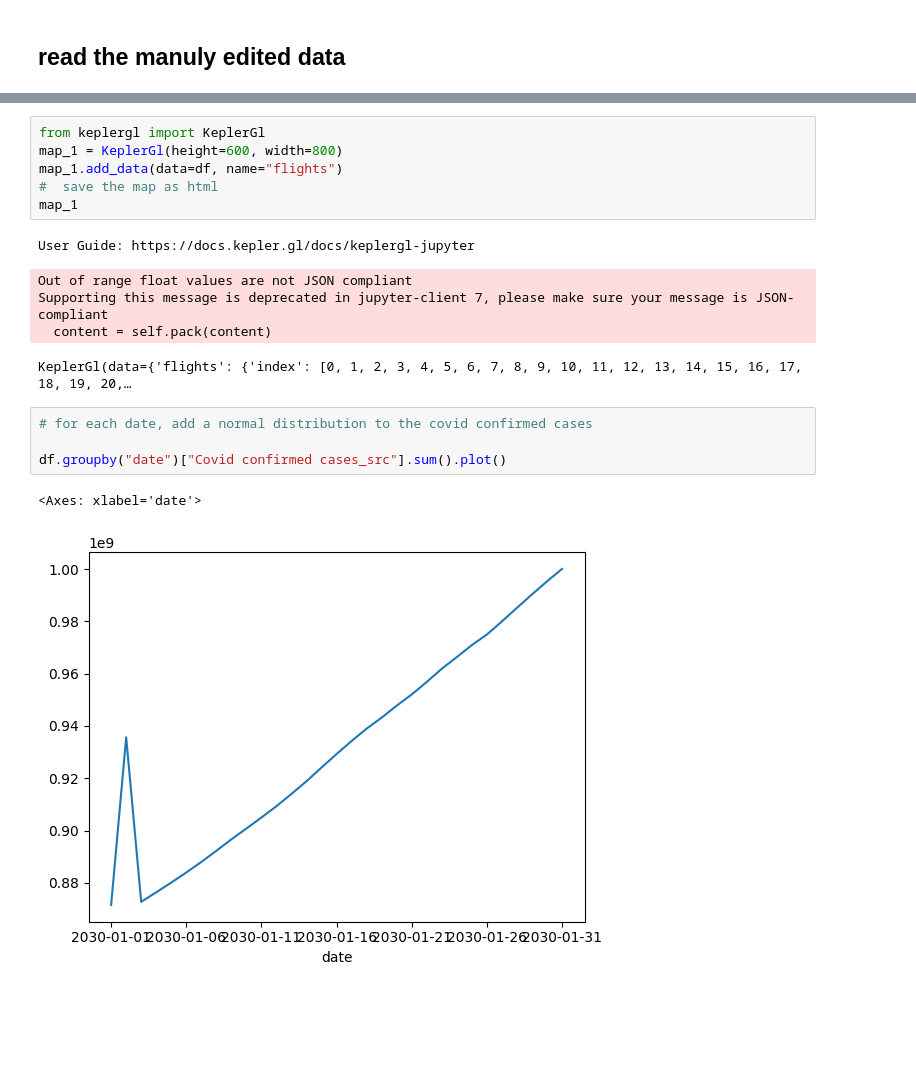
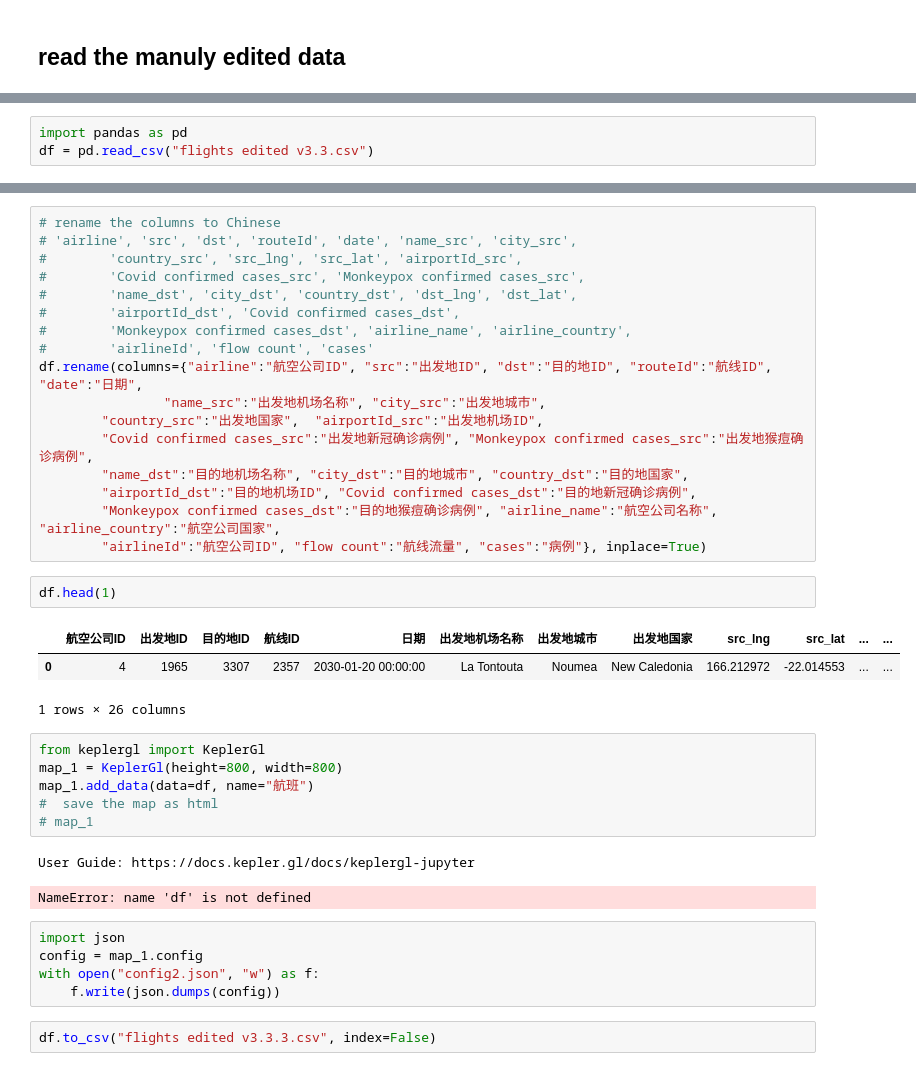
Before and after one commit to wybert/minhang, a Jupyter notebook: flights-echarts-data.ipynb, the cells around one changed output, grey strips where cells are left out. Drawn from its saved outputs; the diff is of its cells as text; blank space fills up the shorter version.

```diff
--- a/flights-echarts-data.ipynb
+++ b/flights-echarts-data.ipynb
@@ -344,0 +355,3 @@ Index(['airline', 'src', 'dst', 'routeId', 'date', 'name_src', 'city_src',
+# %%
+import pandas as pd
+df = pd.read_csv("flights edited v3.3.csv")
@@ -345,19 +403,39 @@ Index(['airline', 'src', 'dst', 'routeId', 'date', 'name_src', 'city_src',
+# %%
+# rename the columns to Chinese
+# 'airline', 'src', 'dst', 'routeId', 'date', 'name_src', 'city_src',
+#        'country_src', 'src_lng', 'src_lat', 'airportId_src',
+#        'Covid confirmed cases_src', 'Monkeypox confirmed cases_src',
+#        'name_dst', 'city_dst', 'country_dst', 'dst_lng', 'dst_lat',
+#        'airportId_dst', 'Covid confirmed cases_dst',
+#        'Monkeypox confirmed cases_dst', 'airline_name', 'airline_country',
+#        'airlineId', 'flow count', 'cases'
+df.rename(columns={"airline":"航空公司ID", "src":"出发地ID", "dst":"目的地ID", "routeId":"航线ID", "date":"日期",
+                "name_src":"出发地机场名称", "city_src":"出发地城市",
+        "country_src":"出发地国家",  "airportId_src":"出发地机场ID",
+        "Covid confirmed cases_src":"出发地新冠确诊病例", "Monkeypox confirmed cases_src":"出发地猴痘确诊病例",
+        "name_dst":"目的地机场名称", "city_dst":"目的地城市", "country_dst":"目的地国家",
+        "airportId_dst":"目的地机场ID", "Covid confirmed cases_dst":"目的地新冠确诊病例",
+        "Monkeypox confirmed cases_dst":"目的地猴痘确诊病例", "airline_name":"航空公司名称", "airline_country":"航空公司国家",
+        "airlineId":"航空公司ID", "flow count":"航线流量", "cases":"病例"}, inplace=True)
+# %%
+df.head(1)
+# %% [output]
+|  | 航空公司ID | 出发地ID | 目的地ID | 航线ID | 日期 | 出发地机场名称 | 出发地城市 | 出发地国家 | src_lng | src_lat | ... | ... |
+| 0 | 4 | 1965 | 3307 | 2357 | 2030-01-20 00:00:00 | La Tontouta | Noumea | New Caledonia | 166.212972 | -22.014553 | ... | ... |
+1 rows × 26 columns
 # %%
 from keplergl import KeplerGl
-map_1 = KeplerGl(height=600, width=800)
-map_1.add_data(data=df, name="flights")
+map_1 = KeplerGl(height=800, width=800)
+map_1.add_data(data=df, name="航班")
 #  save the map as html
-map_1
+# map_1
 # %% [output]
 User Guide: https://docs.kepler.gl/docs/keplergl-jupyter
-Out of range float values are not JSON compliant
-Supporting this message is deprecated in jupyter-client 7, please make sure your message is JSON-compliant
-  content = self.pack(content)
+NameError: name 'df' is not defined
-KeplerGl(data={'flights': {'index': [0, 1, 2, 3, 4, 5, 6, 7, 8, 9, 10, 11, 12, 13, 14, 15, 16, 17, 18, 19, 20,…
-# %%
-# for each date, add a normal distribution to the covid confirmed cases
-
-df.groupby("date")["Covid confirmed cases_src"].sum().plot()
-# %% [output]
-<Axes: xlabel='date'>
-[figure, removed]
+# %%
+import json
+config = map_1.config
+with open("config2.json", "w") as f:
+    f.write(json.dumps(config))
+# %%
+df.to_csv("flights edited v3.3.3.csv", index=False)
```
Also changed, not shown: parts of 13 cells of this notebook, 4 other files.
